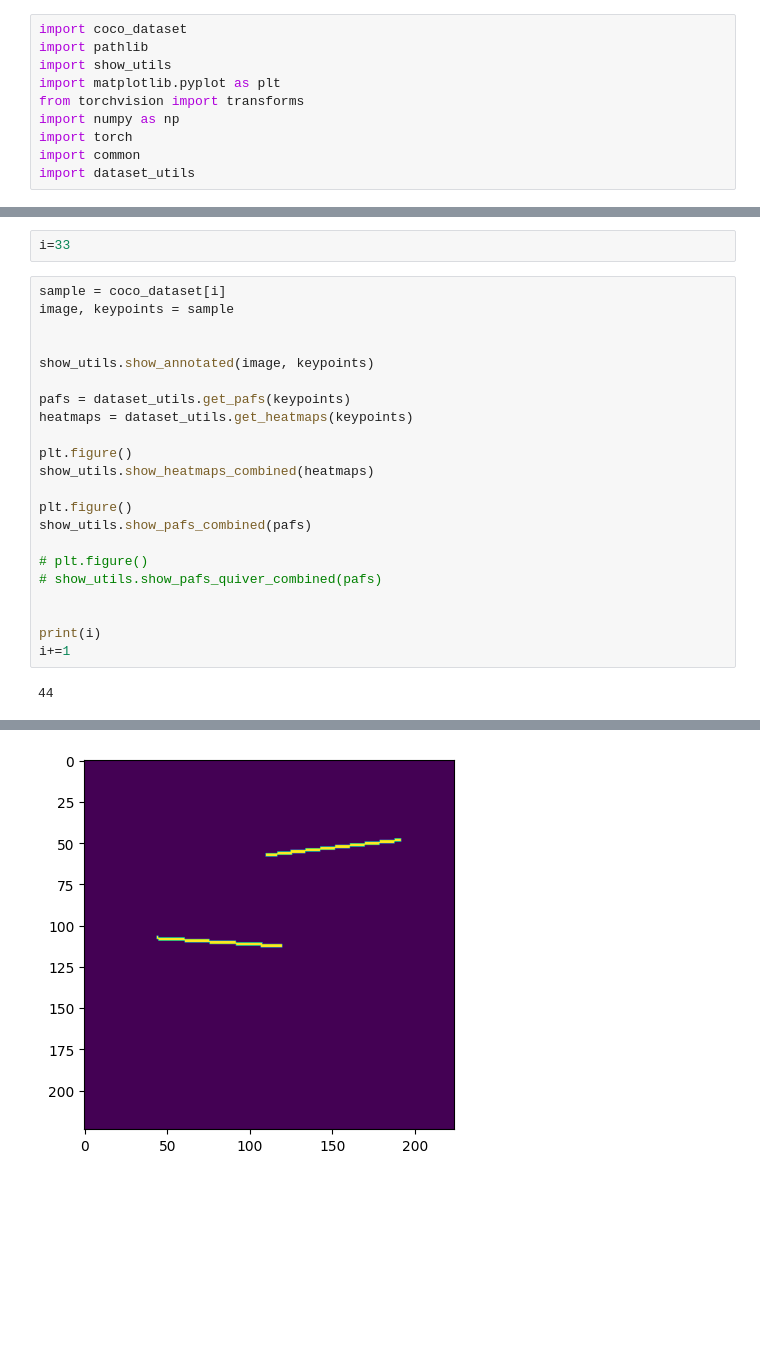
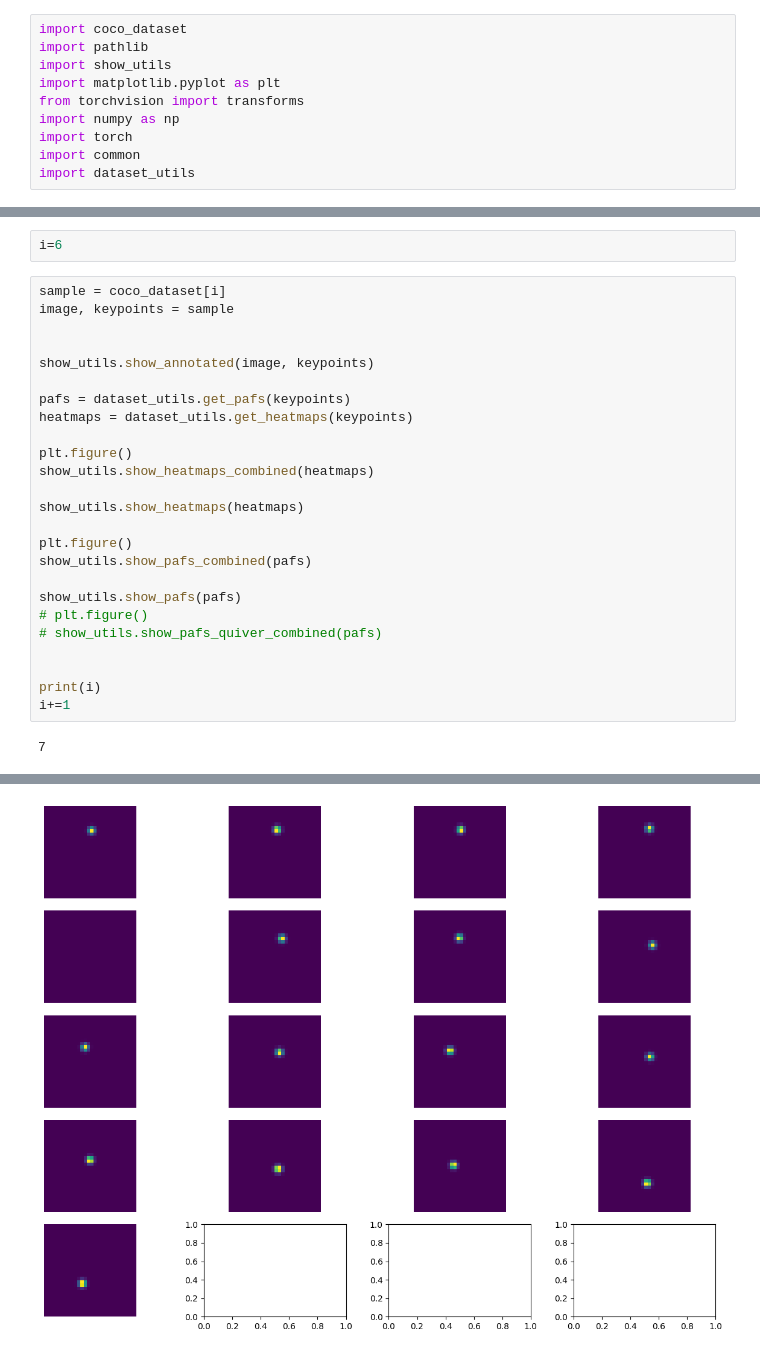
Before and after one commit to millliono/openpose, a Jupyter notebook: visual_dataset.ipynb, the cells around one changed output, grey strips where cells are left out. Saved outputs shown, nothing was run; the diff lists cells and outputs as text; blank space fills up the shorter version.

```diff
--- a/visual_dataset.ipynb
+++ b/visual_dataset.ipynb
@@ -27,7 +27,7 @@ Done (t=5.95s)
 creating index...
 index created!
 # %%
-i=33
+i=6
 # %%
 sample = coco_dataset[i]
 image, keypoints = sample
@@ -41,9 +41,12 @@ heatmaps = dataset_utils.get_heatmaps(keypoints)
 plt.figure()
 show_utils.show_heatmaps_combined(heatmaps)
 
+show_utils.show_heatmaps(heatmaps)
+
 plt.figure()
 show_utils.show_pafs_combined(pafs)
 
+show_utils.show_pafs(pafs)
 # plt.figure()
 # show_utils.show_pafs_quiver_combined(pafs)
 
@@ -51,4 +54,4 @@ show_utils.show_pafs_combined(pafs)
 print(i)
 i+=1
 # %% [output]
-44
+7
@@ -57 +60 @@ i+=1
-[figure, old version]
+[figure, new version]
```
Also changed, not shown: parts of 2 cells of this notebook, 1 other file.
